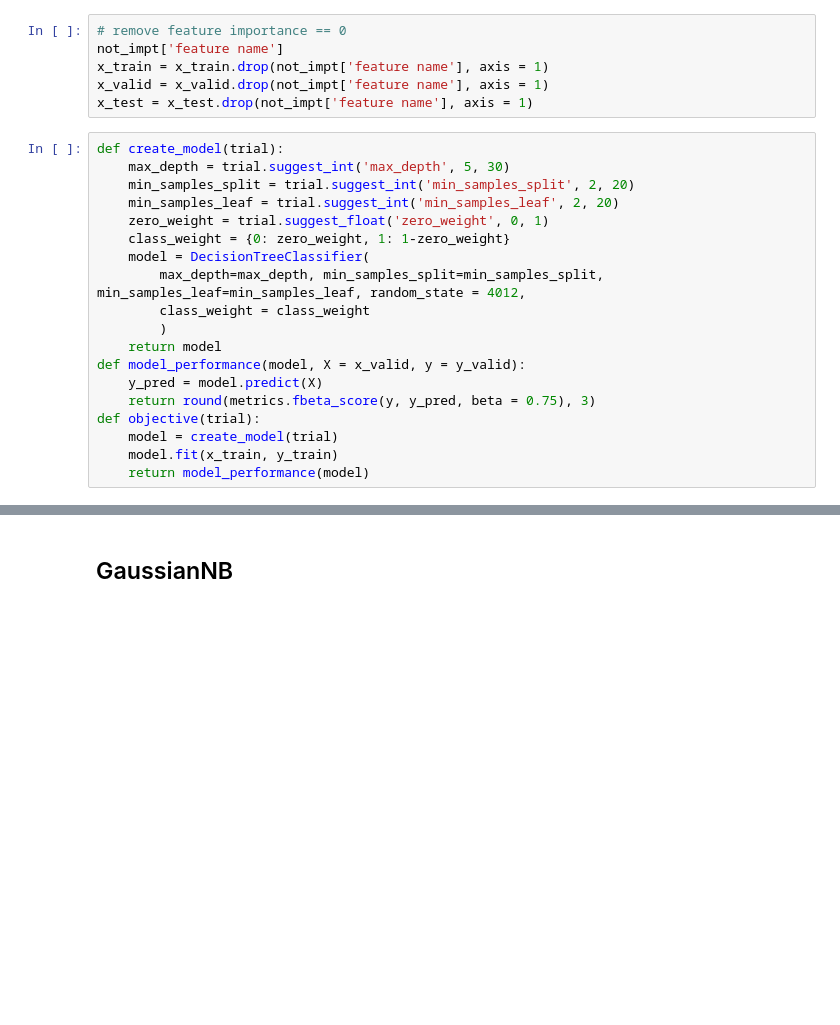
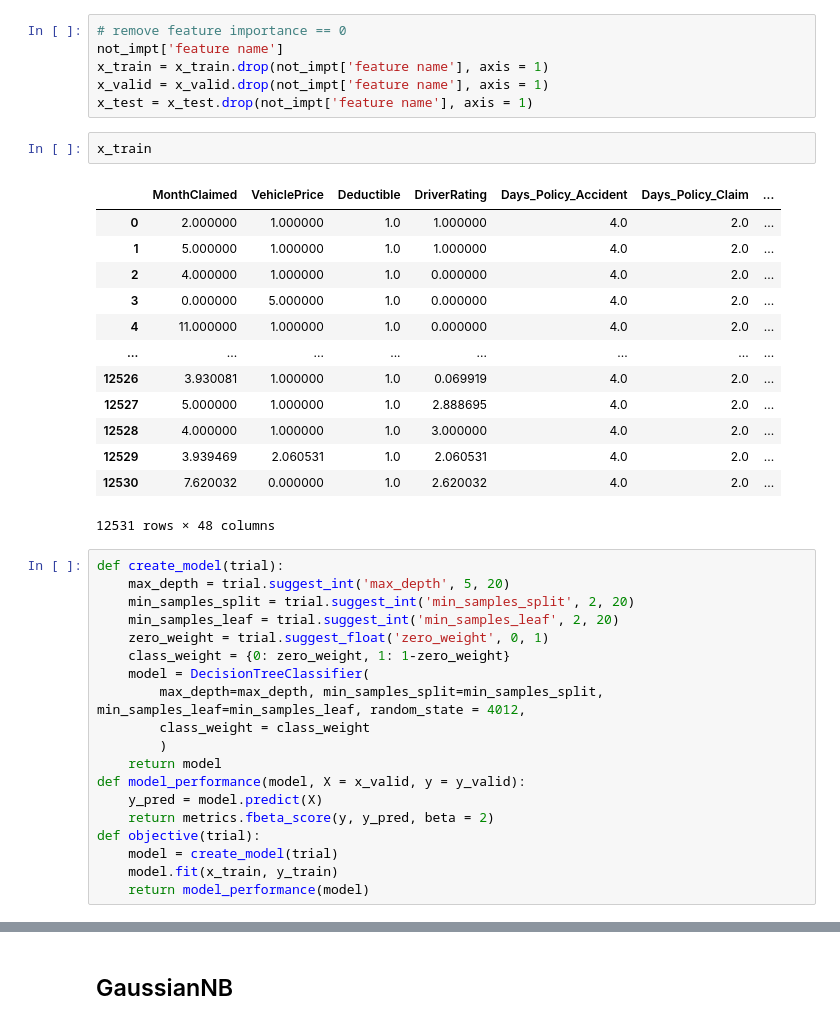
Before and after one commit to hewtungyuen/car-insurance-fraud-BT4012, a Jupyter notebook: Decision Tree.ipynb, the cells around one changed output, grey strips where cells are left out. Drawn from its saved outputs; the diff is of its cells as text; blank space fills up the shorter version.

```diff
--- a/Decision Tree.ipynb
+++ b/Decision Tree.ipynb
@@ -150,9 +205,25 @@ not_impt['feature name']
 x_train = x_train.drop(not_impt['feature name'], axis = 1)
 x_valid = x_valid.drop(not_impt['feature name'], axis = 1)
 x_test = x_test.drop(not_impt['feature name'], axis = 1)
+# %%
+x_train
+# %% [output]
+|  | MonthClaimed | VehiclePrice | Deductible | DriverRating | Days_Policy_Accident | Days_Policy_Claim | ... |
+| 0 | 2.000000 | 1.000000 | 1.0 | 1.000000 | 4.0 | 2.0 | ... |
+| 1 | 5.000000 | 1.000000 | 1.0 | 1.000000 | 4.0 | 2.0 | ... |
+| 2 | 4.000000 | 1.000000 | 1.0 | 0.000000 | 4.0 | 2.0 | ... |
+| 3 | 0.000000 | 5.000000 | 1.0 | 0.000000 | 4.0 | 2.0 | ... |
+| 4 | 11.000000 | 1.000000 | 1.0 | 0.000000 | 4.0 | 2.0 | ... |
+| ... | ... | ... | ... | ... | ... | ... | ... |
+| 12526 | 3.930081 | 1.000000 | 1.0 | 0.069919 | 4.0 | 2.0 | ... |
+| 12527 | 5.000000 | 1.000000 | 1.0 | 2.888695 | 4.0 | 2.0 | ... |
+| 12528 | 4.000000 | 1.000000 | 1.0 | 3.000000 | 4.0 | 2.0 | ... |
+| 12529 | 3.939469 | 2.060531 | 1.0 | 2.060531 | 4.0 | 2.0 | ... |
+| 12530 | 7.620032 | 0.000000 | 1.0 | 2.620032 | 4.0 | 2.0 | ... |
+12531 rows × 48 columns
 # %%
 def create_model(trial):
-    max_depth = trial.suggest_int('max_depth', 5, 30)
+    max_depth = trial.suggest_int('max_depth', 5, 20)
     min_samples_split = trial.suggest_int('min_samples_split', 2, 20)
     min_samples_leaf = trial.suggest_int('min_samples_leaf', 2, 20)
     zero_weight = trial.suggest_float('zero_weight', 0, 1)
@@ -164,7 +235,7 @@ def create_model(trial):
     return model
 def model_performance(model, X = x_valid, y = y_valid):
     y_pred = model.predict(X)
-    return round(metrics.fbeta_score(y, y_pred, beta = 0.75), 3)
+    return metrics.fbeta_score(y, y_pred, beta = 2)
 def objective(trial):
     model = create_model(trial)
     model.fit(x_train, y_train)
```
Also changed, not shown: parts of 33 cells of this notebook, 3 other files.
